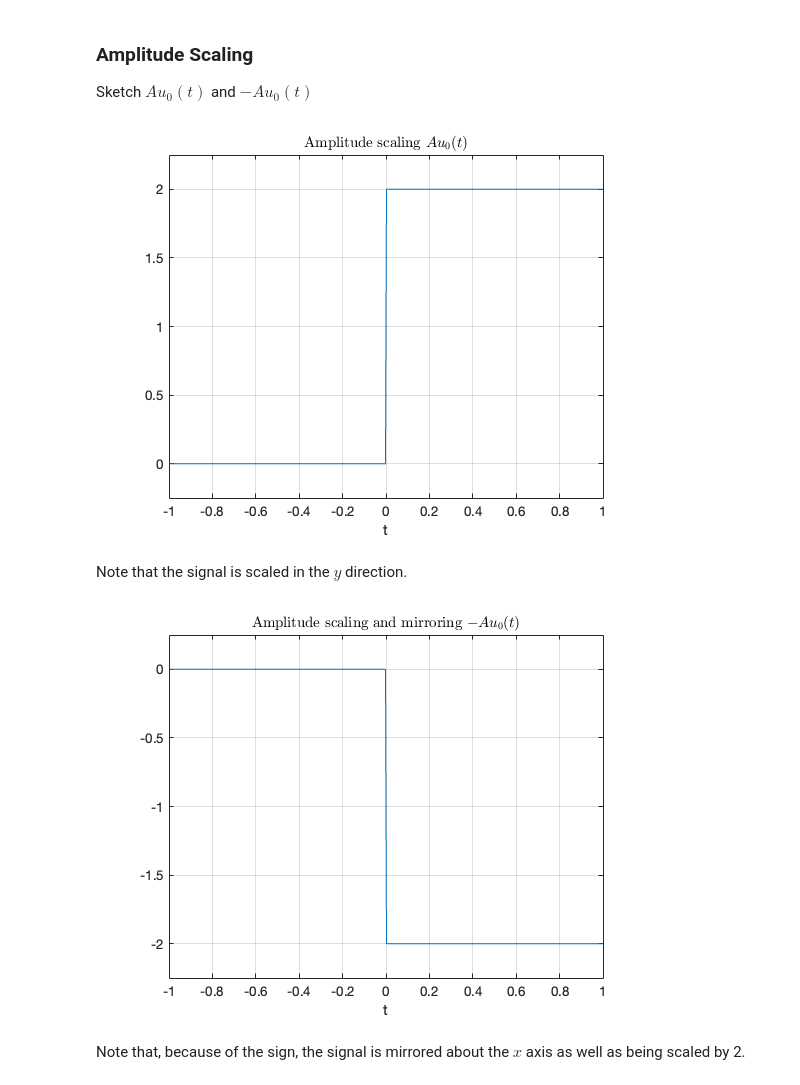
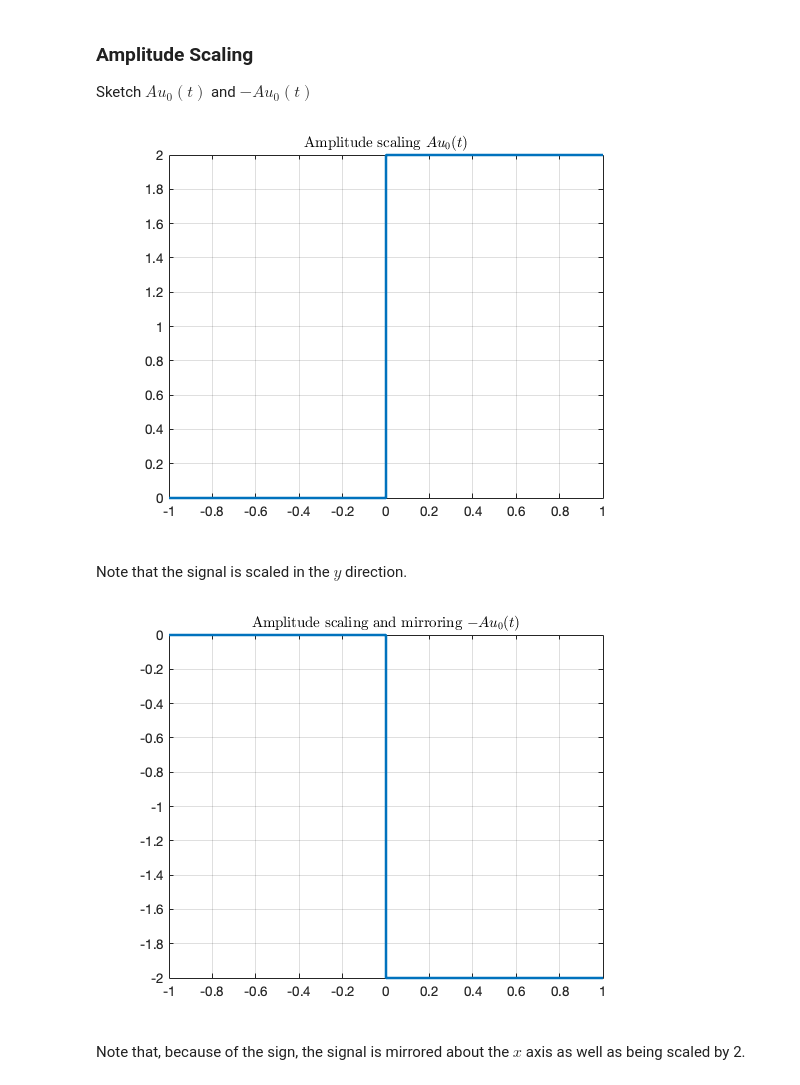
Before and after one commit to cpjobling/eg-150-textbook, a Jupyter notebook: _sources/signals_and_systems/elementary_signals/index.ipynb, the cells around one changed output. Drawn from its saved outputs; the diff is of its cells as text; code cells hidden in the pictures.

```diff
--- a/_sources/signals_and_systems/elementary_signals/index.ipynb
+++ b/_sources/signals_and_systems/elementary_signals/index.ipynb
@@ -85,16 +86,16 @@ Sketch $Au_0(t)$ and $-Au_0(t)$
 # %%
 syms t;
 u0(t) = heaviside(t); % rename heaviside function for ease of use
 A = 2; % so signal can be plotted
-ezplot(A*u0(t),[-1,1]),grid,title('Amplitude scaling $$Au_0(t)$$','interpreter','latex')
+fplot(A*u0(t),[-1,1],'LineWidth',2),grid,title('Amplitude scaling $$Au_0(t)$$','interpreter','latex')
 # %% [output]
-[figure, old version]
+[figure, new version]
 # %% [markdown]
 Note that the signal is scaled in the $y$ direction.
 # %%
-ezplot(-A*u0(t),[-1,1]),grid,title('Amplitude scaling and mirroring $$-Au_0(t)$$','interpreter','latex')
+fplot(-A*u0(t),[-1,1],'LineWidth',2),grid,title('Amplitude scaling and mirroring $$-Au_0(t)$$','interpreter','latex')
 # %% [output]
-[figure, old version]
+[figure, new version]
 # %% [markdown]
 Note that, because of the sign, the signal is mirrored about the $x$ axis as well as being scaled by 2.
 # %% [markdown]
```
Also changed, not shown: parts of 6 cells of this notebook, 42 other files.
